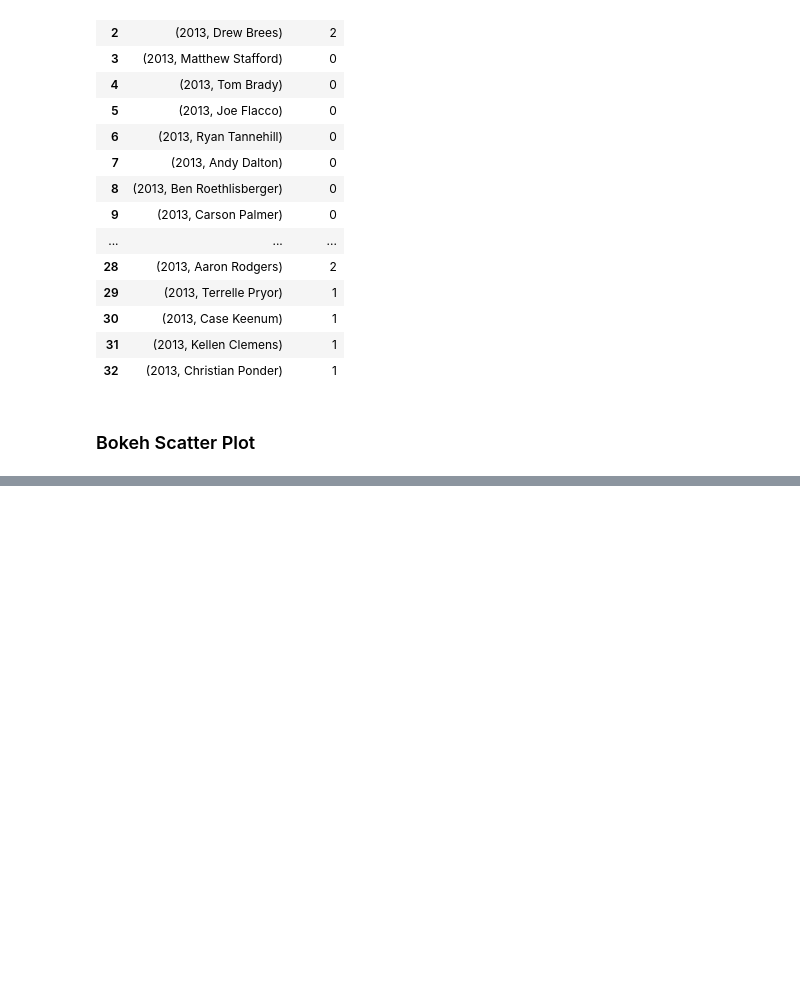
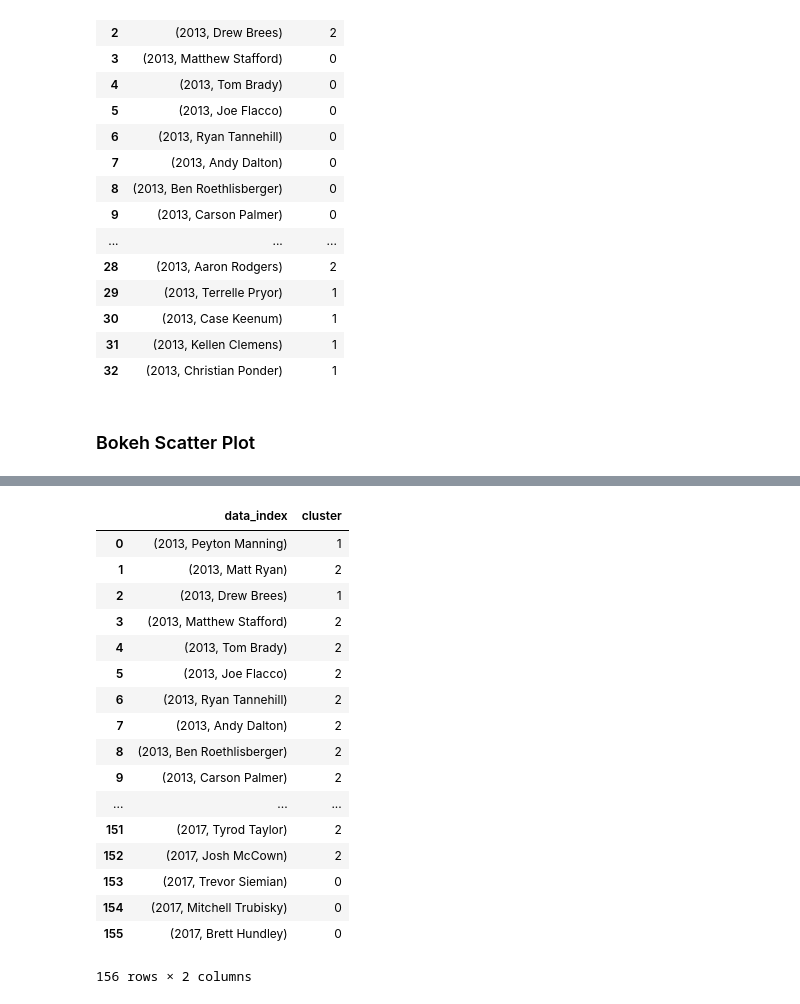
Before and after one commit to jyee11/NFL-Quarterback-Clustering, a Jupyter notebook: NFL_Report.ipynb, the cells around one changed output, grey strips where cells are left out. Saved outputs shown, nothing was run; the diff lists cells and outputs as text; code cells hidden in the pictures; blank space fills up the shorter version.

```diff
--- a/NFL_Report.ipynb
+++ b/NFL_Report.ipynb
@@ -701,0 +828,25 @@ cluster_map13
+# %%
+cluster_map = pd.DataFrame()
+cluster_map['data_index'] = data2.index.values
+cluster_map['cluster'] = kmeans.labels_
+# %%
+cluster_map
+# %% [output]
+|  | data_index | cluster |
+| 0 | (2013, Peyton Manning) | 1 |
+| 1 | (2013, Matt Ryan) | 2 |
+| 2 | (2013, Drew Brees) | 1 |
+| 3 | (2013, Matthew Stafford) | 2 |
+| 4 | (2013, Tom Brady) | 2 |
+| 5 | (2013, Joe Flacco) | 2 |
+| 6 | (2013, Ryan Tannehill) | 2 |
+| 7 | (2013, Andy Dalton) | 2 |
+| 8 | (2013, Ben Roethlisberger) | 2 |
+| 9 | (2013, Carson Palmer) | 2 |
+| ... | ... | ... |
+| 151 | (2017, Tyrod Taylor) | 2 |
+| 152 | (2017, Josh McCown) | 2 |
+| 153 | (2017, Trevor Siemian) | 0 |
+| 154 | (2017, Mitchell Trubisky) | 0 |
+| 155 | (2017, Brett Hundley) | 0 |
+156 rows × 2 columns
```
Also changed, not shown: parts of 10 cells of this notebook.
